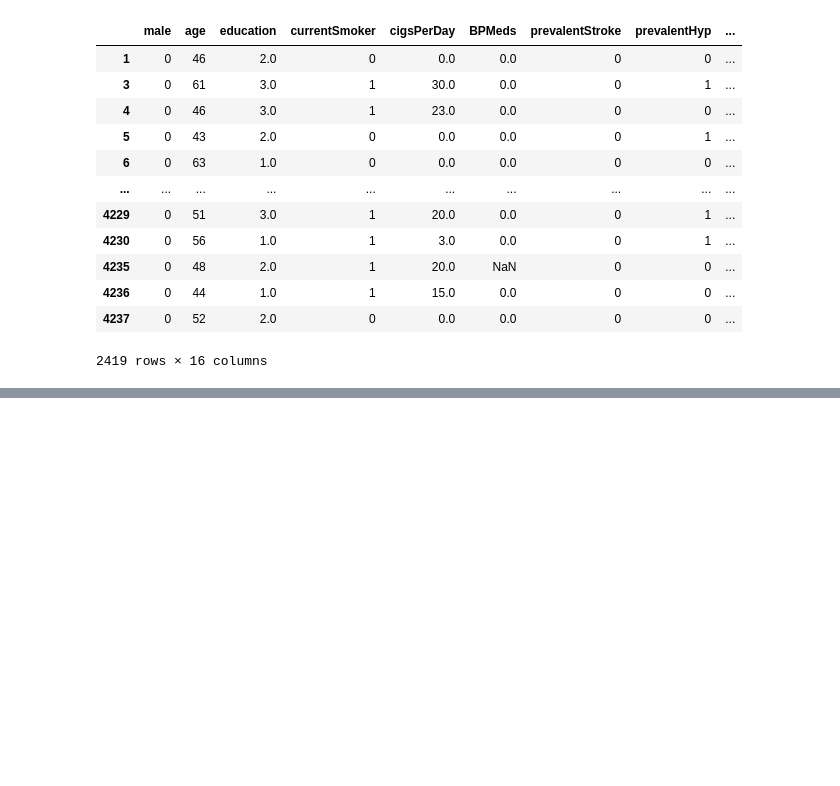
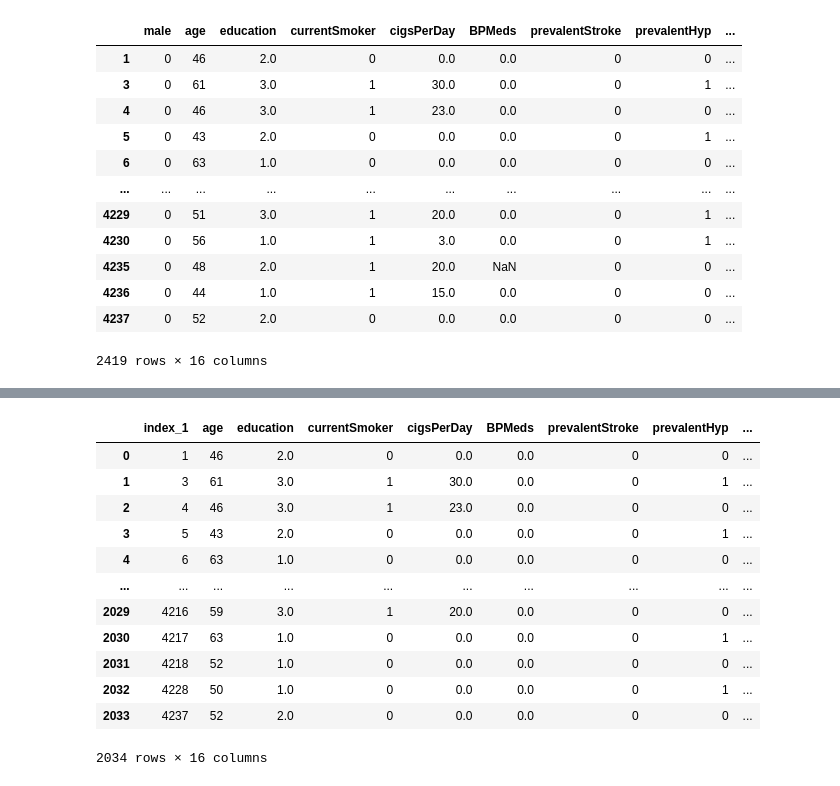
Before and after one commit to RN2D-Project/BootCamp_Project, a Jupyter notebook: Heart_Disease.ipynb, the cells around one changed output, grey strips where cells are left out. Cells and saved outputs as stored; diff of their text form; code cells hidden in the pictures; blank space fills up the shorter version.

```diff
--- a/Heart_Disease.ipynb
+++ b/Heart_Disease.ipynb
@@ -125,0 +119,21 @@ heart_disease_FM
+# %%
+# Converting the index as a column
+female_heart_disease.reset_index(inplace=True)
+# Renaming index, as a column, to index 1
+female_heart_disease = female_heart_disease.rename(columns = {'index':'index_1'})
+# %%
+female_heart_disease
+# %% [output]
+|  | index_1 | age | education | currentSmoker | cigsPerDay | BPMeds | prevalentStroke | prevalentHyp | ... |
+| 0 | 1 | 46 | 2.0 | 0 | 0.0 | 0.0 | 0 | 0 | ... |
+| 1 | 3 | 61 | 3.0 | 1 | 30.0 | 0.0 | 0 | 1 | ... |
+| 2 | 4 | 46 | 3.0 | 1 | 23.0 | 0.0 | 0 | 0 | ... |
+| 3 | 5 | 43 | 2.0 | 0 | 0.0 | 0.0 | 0 | 1 | ... |
+| 4 | 6 | 63 | 1.0 | 0 | 0.0 | 0.0 | 0 | 0 | ... |
+| ... | ... | ... | ... | ... | ... | ... | ... | ... | ... |
+| 2029 | 4216 | 59 | 3.0 | 1 | 20.0 | 0.0 | 0 | 0 | ... |
+| 2030 | 4217 | 63 | 1.0 | 0 | 0.0 | 0.0 | 0 | 1 | ... |
+| 2031 | 4218 | 52 | 1.0 | 0 | 0.0 | 0.0 | 0 | 0 | ... |
+| 2032 | 4228 | 50 | 1.0 | 0 | 0.0 | 0.0 | 0 | 1 | ... |
+| 2033 | 4237 | 52 | 2.0 | 0 | 0.0 | 0.0 | 0 | 0 | ... |
+2034 rows × 16 columns
```
Also changed, not shown: parts of 7 cells of this notebook.
